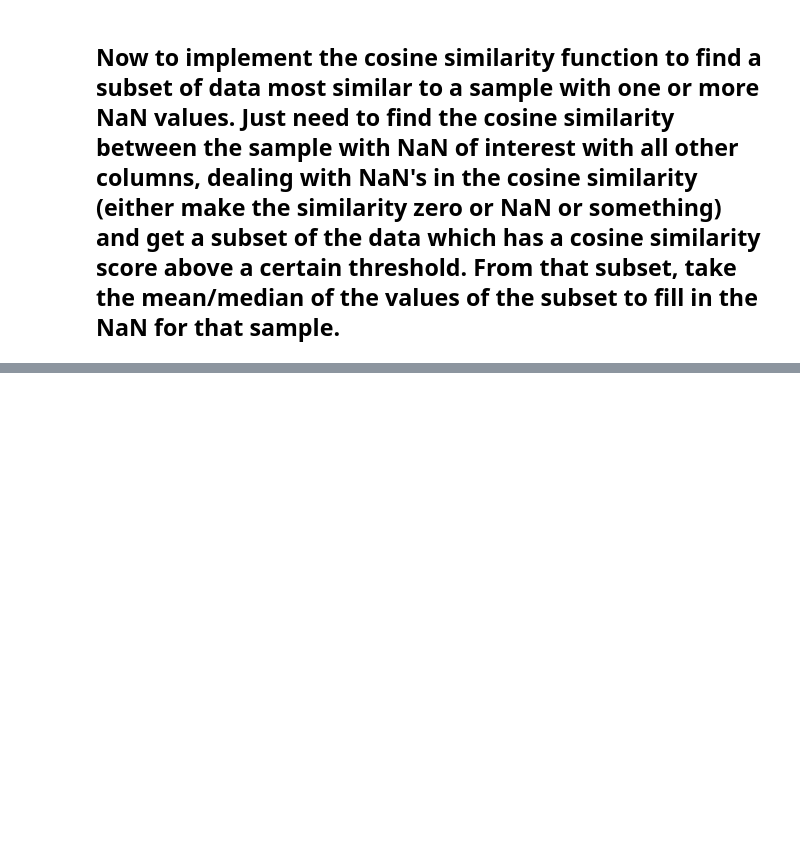
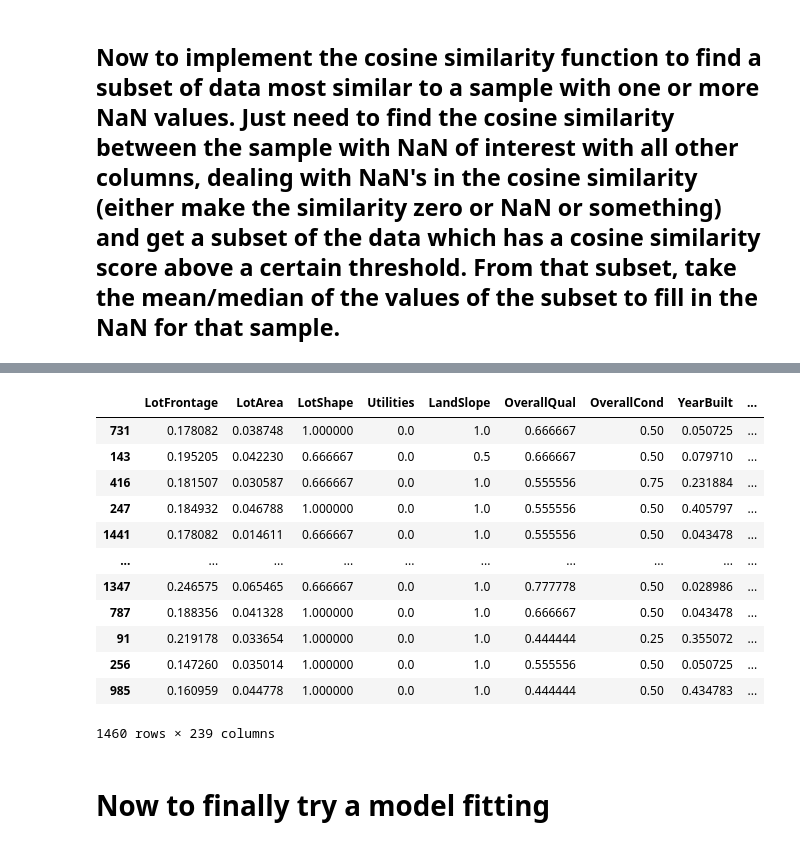
Before and after one commit to sangstar/kaggle-house-prices, a Jupyter notebook: main.ipynb, the cells around one changed output, grey strips where cells are left out. Cells and saved outputs as stored; diff of their text form; code cells hidden in the pictures; blank space fills up the shorter version.

```diff
--- a/main.ipynb
+++ b/main.ipynb
@@ -434,0 +552,16 @@ df.isnull().any().sum()
+# %%
+train
+# %% [output]
+|  | LotFrontage | LotArea | LotShape | Utilities | LandSlope | OverallQual | OverallCond | YearBuilt | ... |
+| 731 | 0.178082 | 0.038748 | 1.000000 | 0.0 | 1.0 | 0.666667 | 0.50 | 0.050725 | ... |
+| 143 | 0.195205 | 0.042230 | 0.666667 | 0.0 | 0.5 | 0.666667 | 0.50 | 0.079710 | ... |
+| 416 | 0.181507 | 0.030587 | 0.666667 | 0.0 | 1.0 | 0.555556 | 0.75 | 0.231884 | ... |
+| 247 | 0.184932 | 0.046788 | 1.000000 | 0.0 | 1.0 | 0.555556 | 0.50 | 0.405797 | ... |
+| 1441 | 0.178082 | 0.014611 | 0.666667 | 0.0 | 1.0 | 0.555556 | 0.50 | 0.043478 | ... |
+| ... | ... | ... | ... | ... | ... | ... | ... | ... | ... |
+| 1347 | 0.246575 | 0.065465 | 0.666667 | 0.0 | 1.0 | 0.777778 | 0.50 | 0.028986 | ... |
+| 787 | 0.188356 | 0.041328 | 1.000000 | 0.0 | 1.0 | 0.666667 | 0.50 | 0.043478 | ... |
+| 91 | 0.219178 | 0.033654 | 1.000000 | 0.0 | 1.0 | 0.444444 | 0.25 | 0.355072 | ... |
+| 256 | 0.147260 | 0.035014 | 1.000000 | 0.0 | 1.0 | 0.555556 | 0.50 | 0.050725 | ... |
+| 985 | 0.160959 | 0.044778 | 1.000000 | 0.0 | 1.0 | 0.444444 | 0.50 | 0.434783 | ... |
+1460 rows × 239 columns
@@ -434,0 +573,2 @@ df.isnull().any().sum()
+# %% [markdown]
+# Now to finally try a model fitting
```
Also changed, not shown: parts of 43 cells of this notebook, 5 other files.
